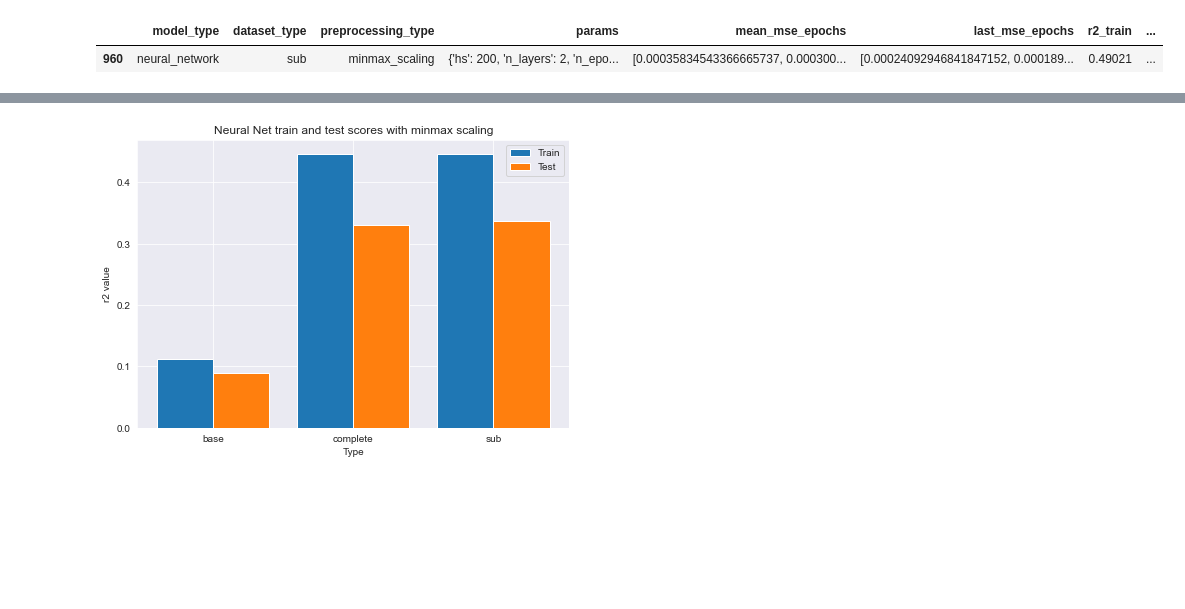
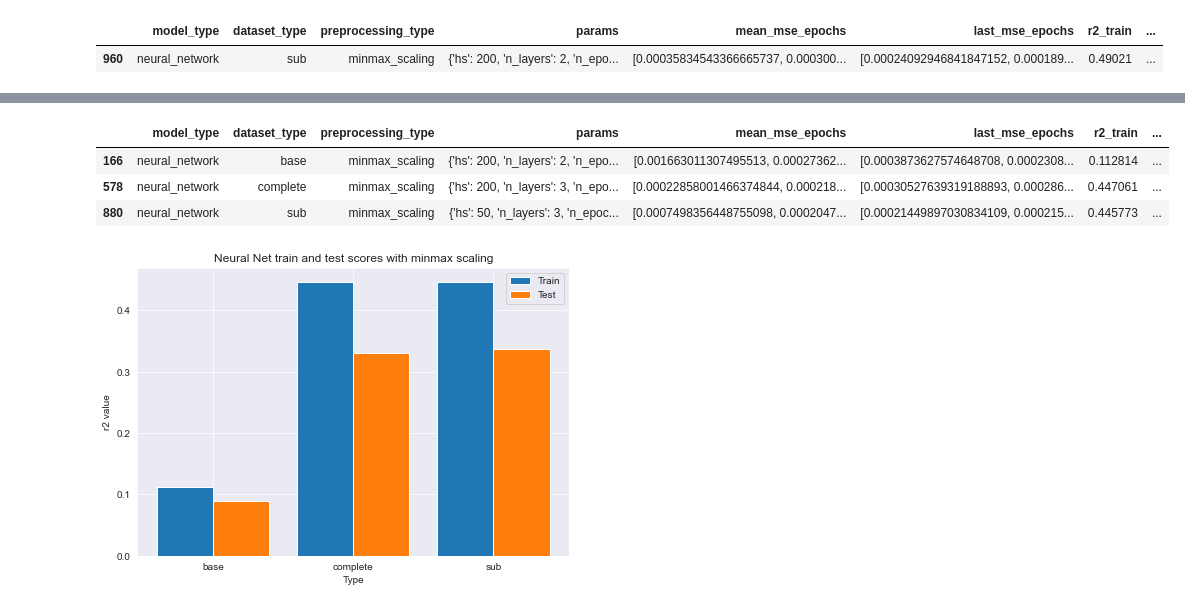
Before and after one commit to burububbu/context-aware-analysis, a Jupyter notebook: results_analysis.ipynb, the cells around one changed output, grey strips where cells are left out. Cells and saved outputs as stored; diff of their text form; code cells hidden in the pictures; blank space fills up the shorter version.

```diff
--- a/results_analysis.ipynb
+++ b/results_analysis.ipynb
@@ -153,7 +137,13 @@ grouped_bar_plot(x='dataset_type', y='r2_test', hue='preprocessing_type', data=n
 # %%
 nn_best_results = nn_best_results[nn_best_results['preprocessing_type'] == 'minmax_scaling']
 
-train_test_bar_plot(nn_best_results['r2_train'], nn_best_results['r2_test'], subset_types, 'r2 value', 'Neural Net train and test scores with minmax scaling')
+plot_utils.train_test_bar_plot(nn_best_results['r2_train'], nn_best_results['r2_test'], subset_types, 'r2 value', 'Neural Net train and test scores with minmax scaling')
+
+nn_best_results
 # %% [output]
+|  | model_type | dataset_type | preprocessing_type | params | mean_mse_epochs | last_mse_epochs | r2_train | ... |
+| 166 | neural_network | base | minmax_scaling | {'hs': 200, 'n_layers': 2, 'n_epo... | [0.001663011307495513, 0.00027362... | [0.0003873627574648708, 0.0002308... | 0.112814 | ... |
+| 578 | neural_network | complete | minmax_scaling | {'hs': 200, 'n_layers': 3, 'n_epo... | [0.00022858001466374844, 0.000218... | [0.00030527639319188893, 0.000286... | 0.447061 | ... |
+| 880 | neural_network | sub | minmax_scaling | {'hs': 50, 'n_layers': 3, 'n_epoc... | [0.0007498356448755098, 0.0002047... | [0.00021449897030834109, 0.000215... | 0.445773 | ... |
 [figure]
 # %%
```
Also changed, not shown: parts of 10 cells of this notebook, 1 other file.
